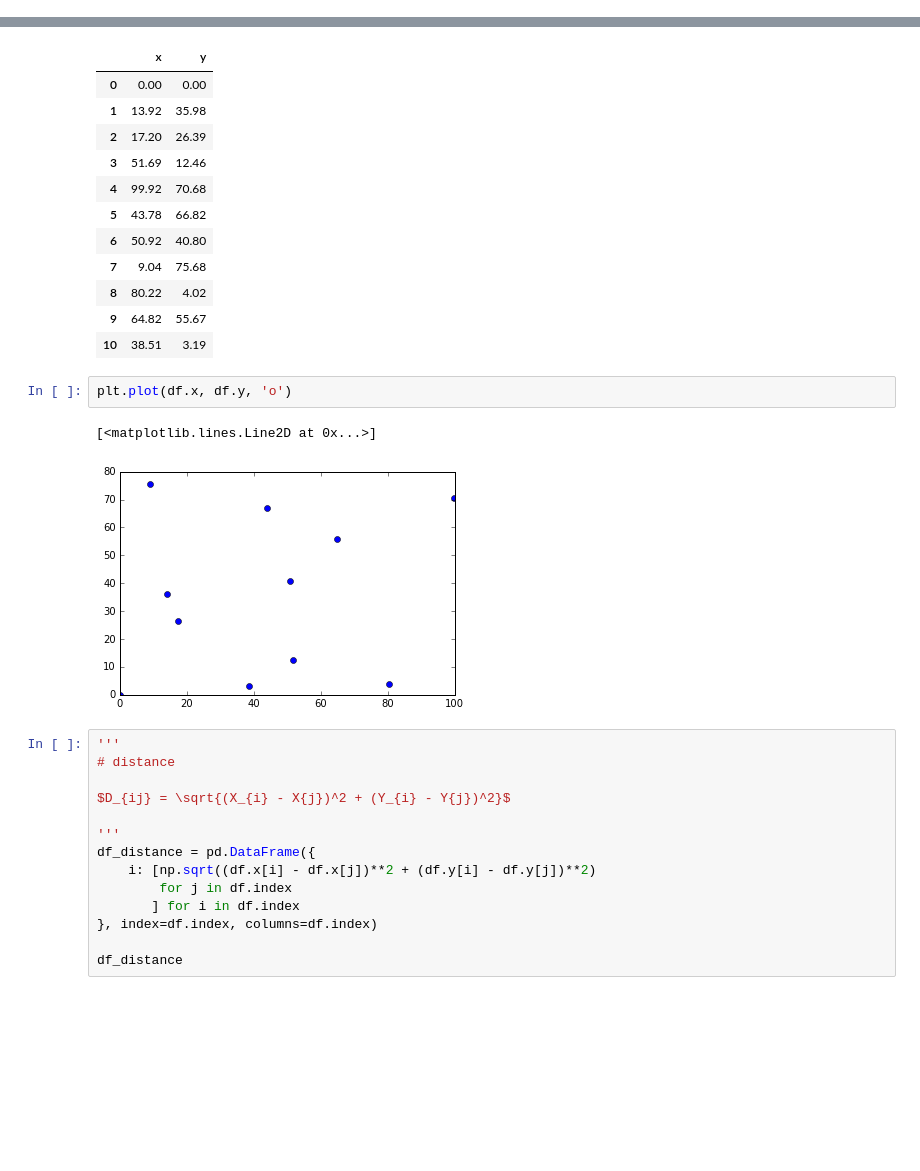
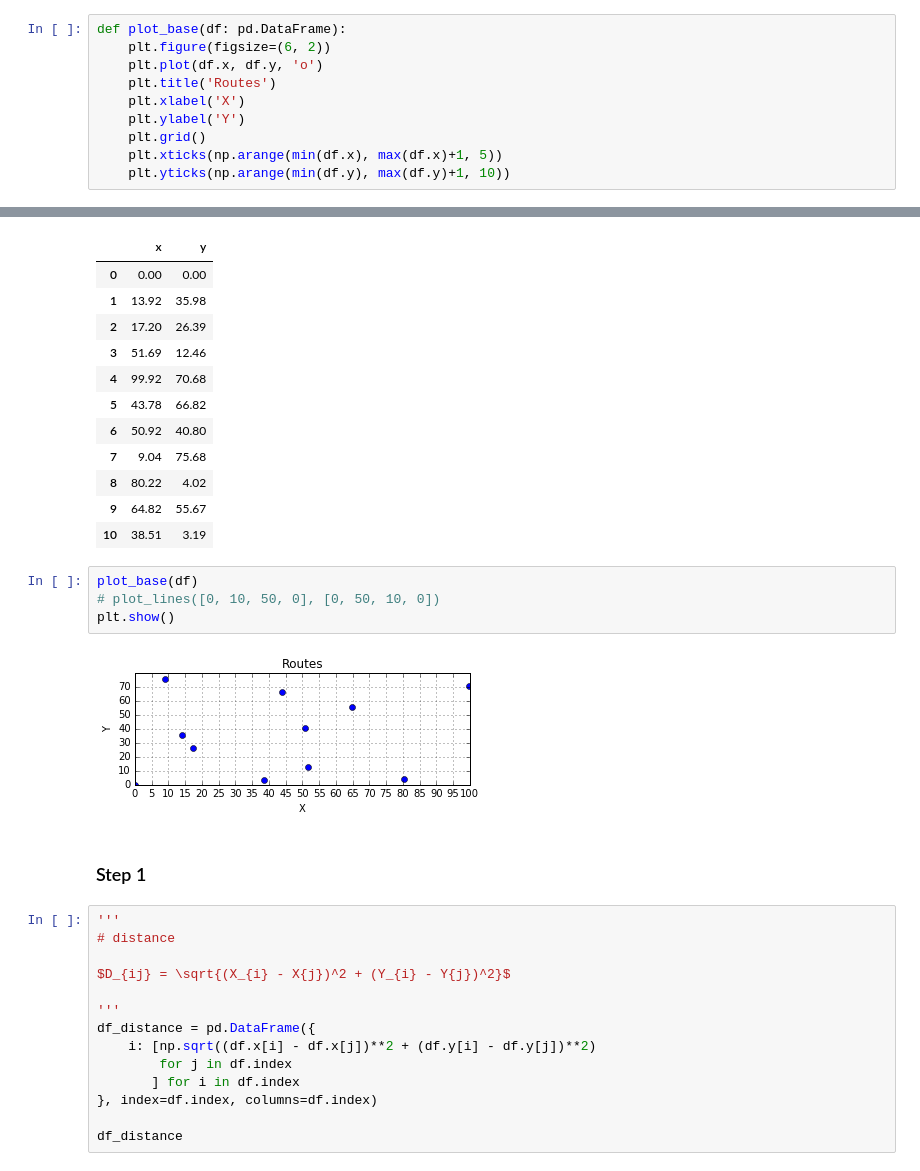
Before and after one commit to xmnlab/notebooks, a Jupyter notebook: linear_programming/Clarke-and-Wright.ipynb, the cells around one changed output, grey strips where cells are left out. Drawn from its saved outputs; the diff is of its cells as text; blank space fills up the shorter version.

```diff
--- a/linear_programming/Clarke-and-Wright.ipynb
+++ b/linear_programming/Clarke-and-Wright.ipynb
@@ -35,3 +38,13 @@ import pandas as pd
 import matplotlib.path as mplPath
 
 %matplotlib inline
+# %%
+def plot_base(df: pd.DataFrame):
+    plt.figure(figsize=(6, 2))
+    plt.plot(df.x, df.y, 'o')
+    plt.title('Routes')
+    plt.xlabel('X')
+    plt.ylabel('Y')
+    plt.grid()
+    plt.xticks(np.arange(min(df.x), max(df.x)+1, 5))
+    plt.yticks(np.arange(min(df.y), max(df.y)+1, 10))
@@ -66,11 +183,14 @@ df
 | 8 | 80.22 | 4.02 |
 | 9 | 64.82 | 55.67 |
 | 10 | 38.51 | 3.19 |
-# %%
-plt.plot(df.x, df.y, 'o')
-# %% [output]
-[<matplotlib.lines.Line2D at 0x...>]
-[figure, removed]
+# %%
+plot_base(df)
+# plot_lines([0, 10, 50, 0], [0, 50, 10, 0])
+plt.show()
+# %% [output]
+[figure, added]
+# %% [markdown]
+### Step 1
 # %%
 '''
 # distance
```
Also changed, not shown: parts of 17 cells of this notebook, 2 other files.
